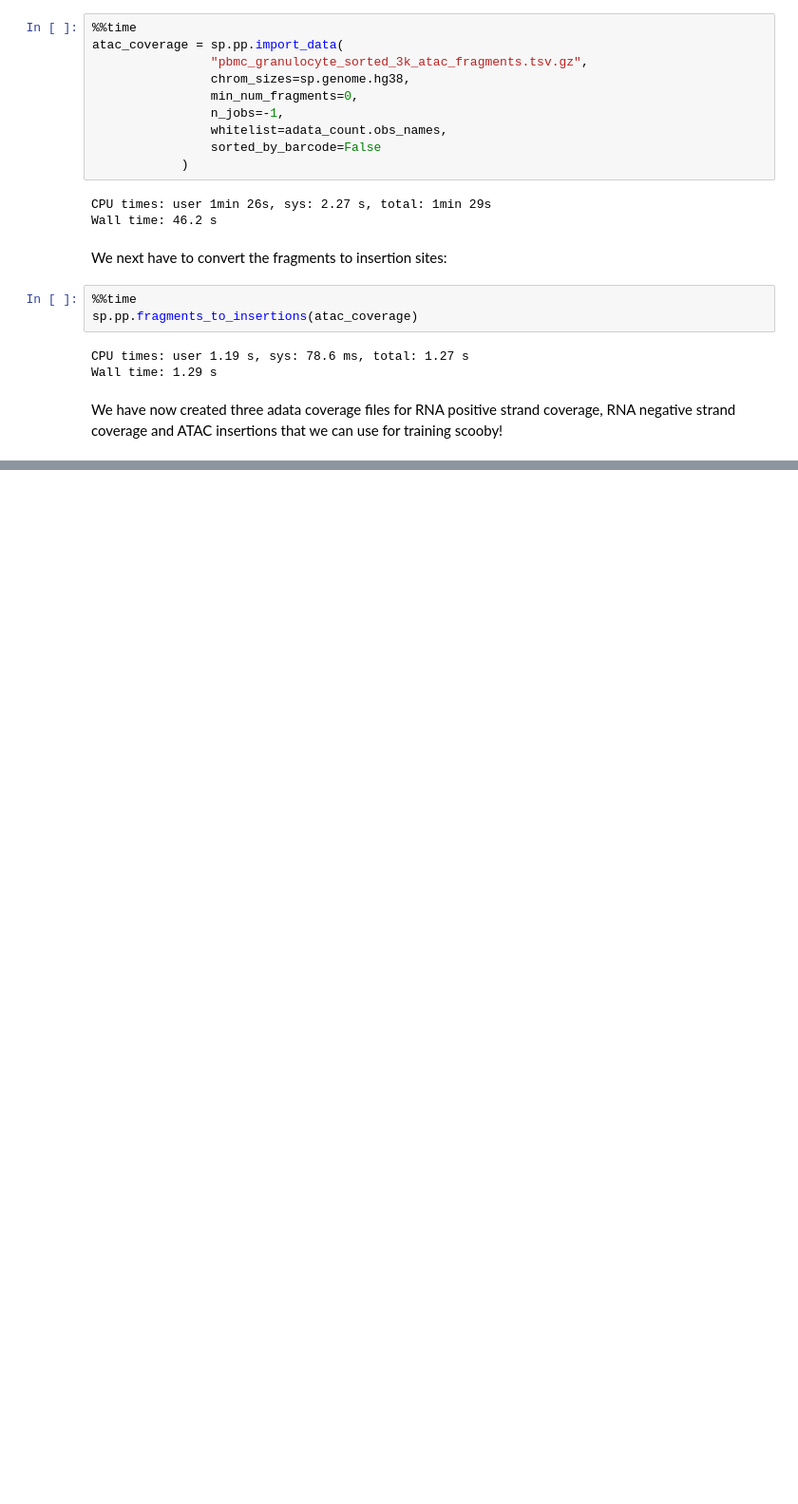
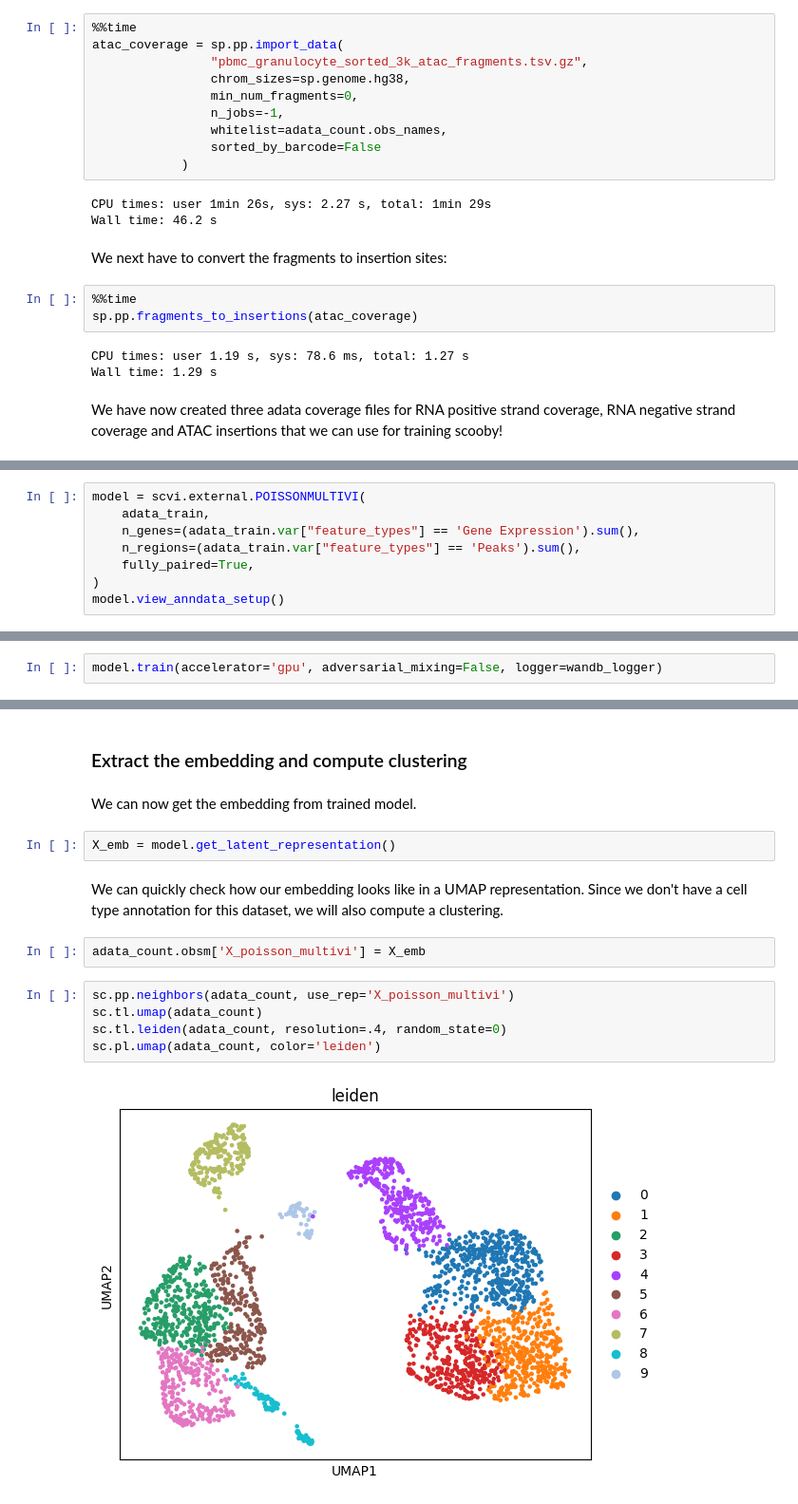
Before and after one commit to gagneurlab/scooby, a Jupyter notebook: docs/notebooks/data_loading_example.ipynb, the cells around one changed output, grey strips where cells are left out. Shown at 95% size. Saved outputs shown, nothing was run; the diff lists cells and outputs as text; blank space fills up the shorter version.

Commit message:
Add embedding to example

```diff
--- a/docs/notebooks/data_loading_example.ipynb
+++ b/docs/notebooks/data_loading_example.ipynb
@@ -143,0 +188,8 @@ We have now created three adata coverage files for RNA positive strand coverage,
+# %%
+model = scvi.external.POISSONMULTIVI(
+    adata_train,
+    n_genes=(adata_train.var["feature_types"] == 'Gene Expression').sum(),
+    n_regions=(adata_train.var["feature_types"] == 'Peaks').sum(),
+    fully_paired=True,
+)
+model.view_anndata_setup()
@@ -143,0 +249,2 @@ We have now created three adata coverage files for RNA positive strand coverage,
+# %%
+model.train(accelerator='gpu', adversarial_mixing=False, logger=wandb_logger)
@@ -143,0 +277,17 @@ We have now created three adata coverage files for RNA positive strand coverage,
+# %% [markdown]
+### Extract the embedding and compute clustering
+# %% [markdown]
+We can now get the embedding from trained model.
+# %%
+X_emb = model.get_latent_representation()
+# %% [markdown]
+We can quickly check how our embedding looks like in a UMAP representation. Since we don't have a cell type annotation for this dataset, we will also compute a clustering.
+# %%
+adata_count.obsm['X_poisson_multivi'] = X_emb
+# %%
+sc.pp.neighbors(adata_count, use_rep='X_poisson_multivi')
+sc.tl.umap(adata_count)
+sc.tl.leiden(adata_count, resolution=.4, random_state=0)
+sc.pl.umap(adata_count, color='leiden')
+# %% [output]
+[figure, added]
```
Also changed, not shown: parts of 32 cells of this notebook.
